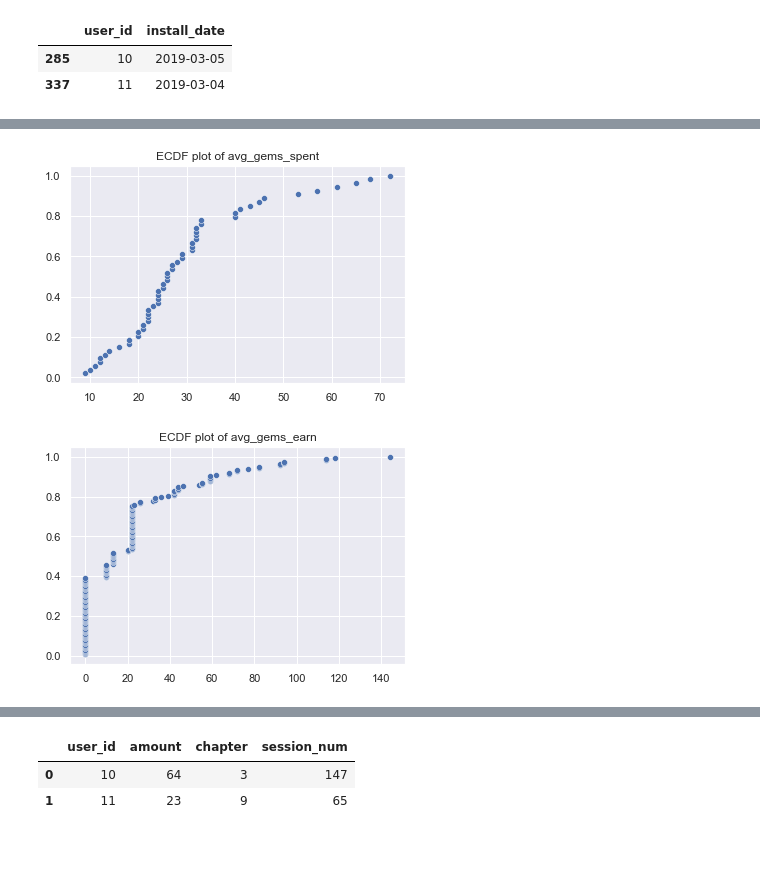
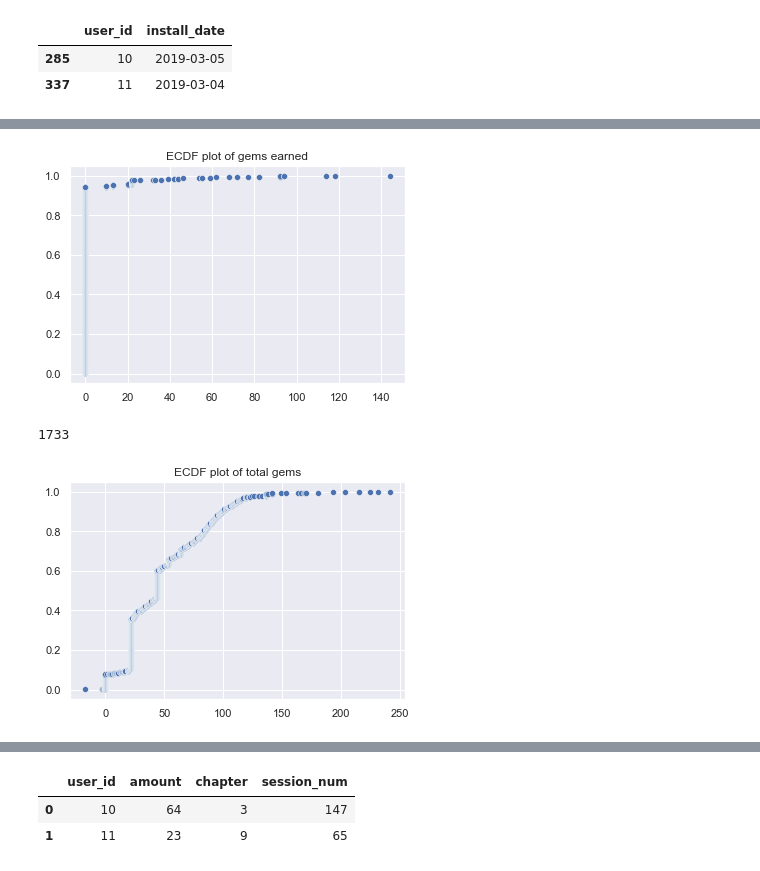
Before and after one commit to nghitrampham/data_assessments, a Jupyter notebook: pg_da_ds_homework/retention_model.ipynb, the cells around one changed output, grey strips where cells are left out. Saved outputs shown, nothing was run; the diff lists cells and outputs as text; code cells hidden in the pictures.

```diff
--- a/pg_da_ds_homework/retention_model.ipynb
+++ b/pg_da_ds_homework/retention_model.ipynb
@@ -202,0 +206,22 @@ See the caveats in the documentation: https://pandas.pydata.org/pandas-docs/stab
+# %%
+def plot_ecdf(series, title=""):
+    """
+    series = df_eargems_sum["gems_spent"]
+    """
+    sns.set()
+    x_ecdf, y_ecdf = ecdf(series)
+    sns.scatterplot(x=x_ecdf, y=y_ecdf)
+    plt.title(title)
+
+def spent_gems_rate(df_user):
+    df_eargems = df_user[df_user.spendtype == 'premiumChoice']
+    df_eargems_sum = df_eargems.groupby("user_id")['amount'].sum().reset_index()
+    df_eargems_sum = pd.merge(df_eargems_sum, sessions_df[["user_id", "active_days_sessions"]].drop_duplicates())
+    df_eargems_sum["gems_spent"] = df_eargems_sum["amount"]
+    df_eargems_sum = df_eargems_sum[df_eargems_sum.user_id != 12486]
+    return df_eargems_sum[["user_id","gems_spent"]]
+
+potentialUser_spent_gems = spent_gems_rate(NPU_active_users_spending_ft)
+potentialUser_spent_gems = pd.merge(NPU_active_users[["user_id"]].drop_duplicates(),\
+                                    potentialUser_spent_gems, how='left', on ="user_id").fillna(0)
+plot_ecdf(potentialUser_spent_gems["gems_spent"], "ECDF plot of gems_spent")
@@ -203,31 +230,33 @@ See the caveats in the documentation: https://pandas.pydata.org/pandas-docs/stab
 # %%
-def spent_gems_rate(df_user):
-    df_eargems = df_user[df_user.spendtype == 'premiumChoice']
+def earn_gems_rate(df_user):
+    df_eargems = df_user[df_user.spendtype == 'earnGemsCounter']
     df_eargems_sum = df_eargems.groupby("user_id")['amount'].sum().reset_index()
     df_eargems_sum = pd.merge(df_eargems_sum, sessions_df[["user_id", "active_days_sessions"]].drop_duplicates())
-    df_eargems_sum["avg_gems_spent"] = df_eargems_sum["amount"]
-#     /look_back_days
+    df_eargems_sum["gems_earn"] = df_eargems_sum["amount"]*(-1)
     df_eargems_sum = df_eargems_sum[df_eargems_sum.user_id != 12486]
-    sns.set()
-    x_ecdf, y_ecdf = ecdf(df_eargems_sum["avg_gems_spent"])
-    sns.scatterplot(x=x_ecdf, y=y_ecdf)
-    plt.title("ECDF plot of avg_gems_spent")
 
-spent_gems_rate(NPU_active_users_spending)
+    return df_eargems_sum[["user_id","gems_earn"]]
+potentialUser_earn_gems = earn_gems_rate(NPU_active_users_spending_ft)
+potentialUser_earn_gems = pd.merge(NPU_active_users[["user_id"]].drop_duplicates(),\
+                                    potentialUser_earn_gems, how='left', on ="user_id").fillna(0)
+plot_ecdf(potentialUser_earn_gems["gems_earn"], "ECDF plot of gems earned")
 # %% [output]
-[figure, old version]
+[figure, new version]
+# %%
+NPU_active_users_sessions["user_id"].nunique()
+# %% [output]
+1733
 # %%
-def earn_gems_rate(df_user):
-    df_eargems = df_user[df_user.spendtype == 'earnGemsCounter']
-    df_eargems_sum = df_eargems.groupby("user_id")['amount'].sum().reset_index()
+def total_gems_left(df_user):
+    df_eargems_sum = df_user.groupby("user_id")['amount'].sum().reset_index().rename(columns={'amount': 'gems_amount'})
     df_eargems_sum = pd.merge(df_eargems_sum, sessions_df[["user_id", "active_days_sessions"]].drop_duplicates())
-    df_eargems_sum["avg_gems_earn"] = df_eargems_sum["amount"]*(-1)
-#     /look_back_days
+    df_eargems_sum["total_gems"] = df_eargems_sum["gems_amount"]*(-1)
     df_eargems_sum = df_eargems_sum[df_eargems_sum.user_id != 12486]
-    sns.set()
-    x_ecdf, y_ecdf = ecdf(df_eargems_sum["avg_gems_earn"])
-    sns.scatterplot(x=x_ecdf, y=y_ecdf)
-    plt.title("ECDF plot of avg_gems_earn")
-earn_gems_rate(NPU_active_users_spending)
+    return df_eargems_sum[["user_id", "total_gems"]]
+
+potentialUser_total_gems = total_gems_left(NPU_active_users_spending)
+potentialUser_total_gems = pd.merge(NPU_active_users[["user_id"]].drop_duplicates(),\
+                                    potentialUser_total_gems, how='left', on ="user_id").fillna(0)
+plot_ecdf(potentialUser_total_gems["total_gems"], "ECDF plot of total gems")
 # %% [output]
-[figure, old version]
+[figure, new version]
```
Also changed, not shown: parts of 51 cells of this notebook.
